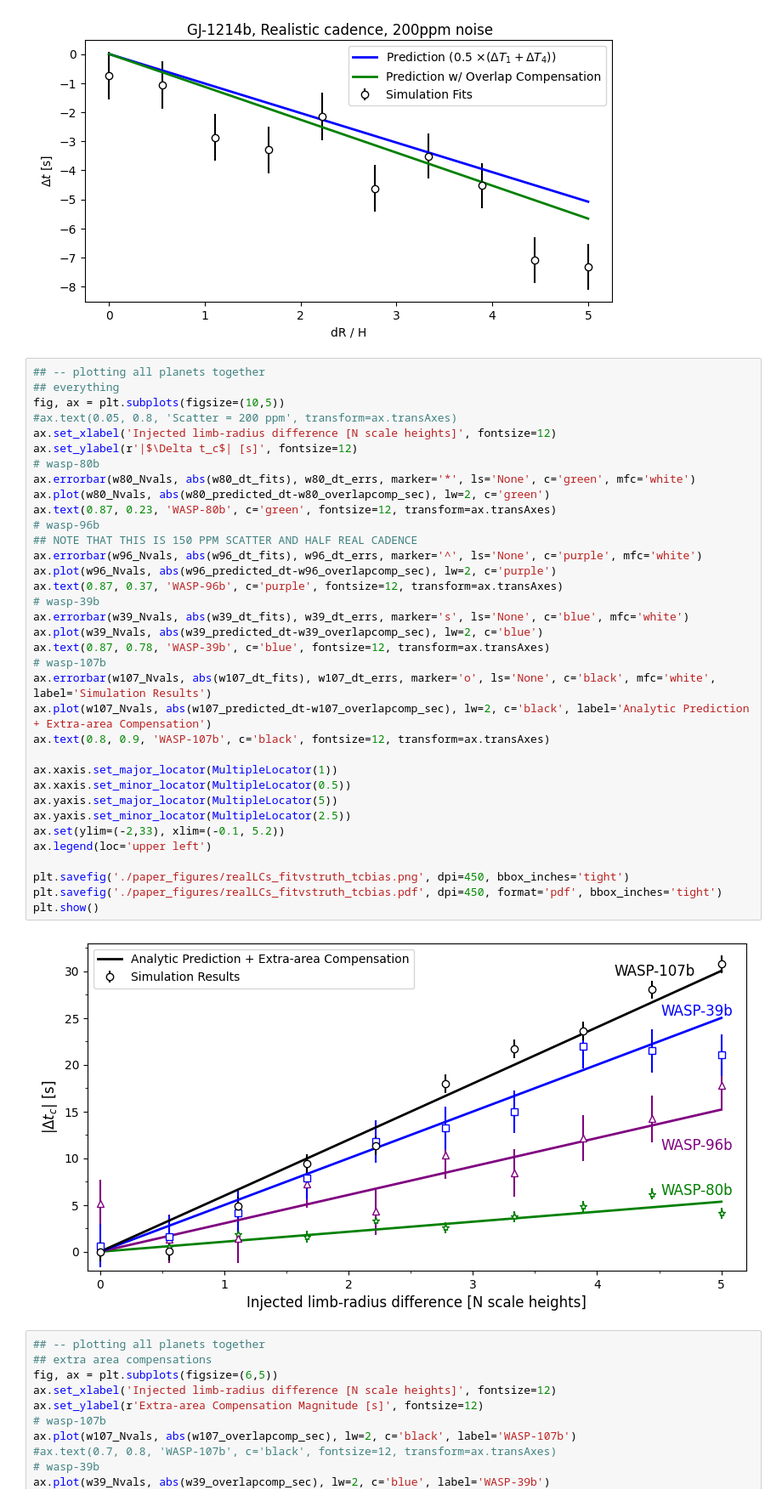
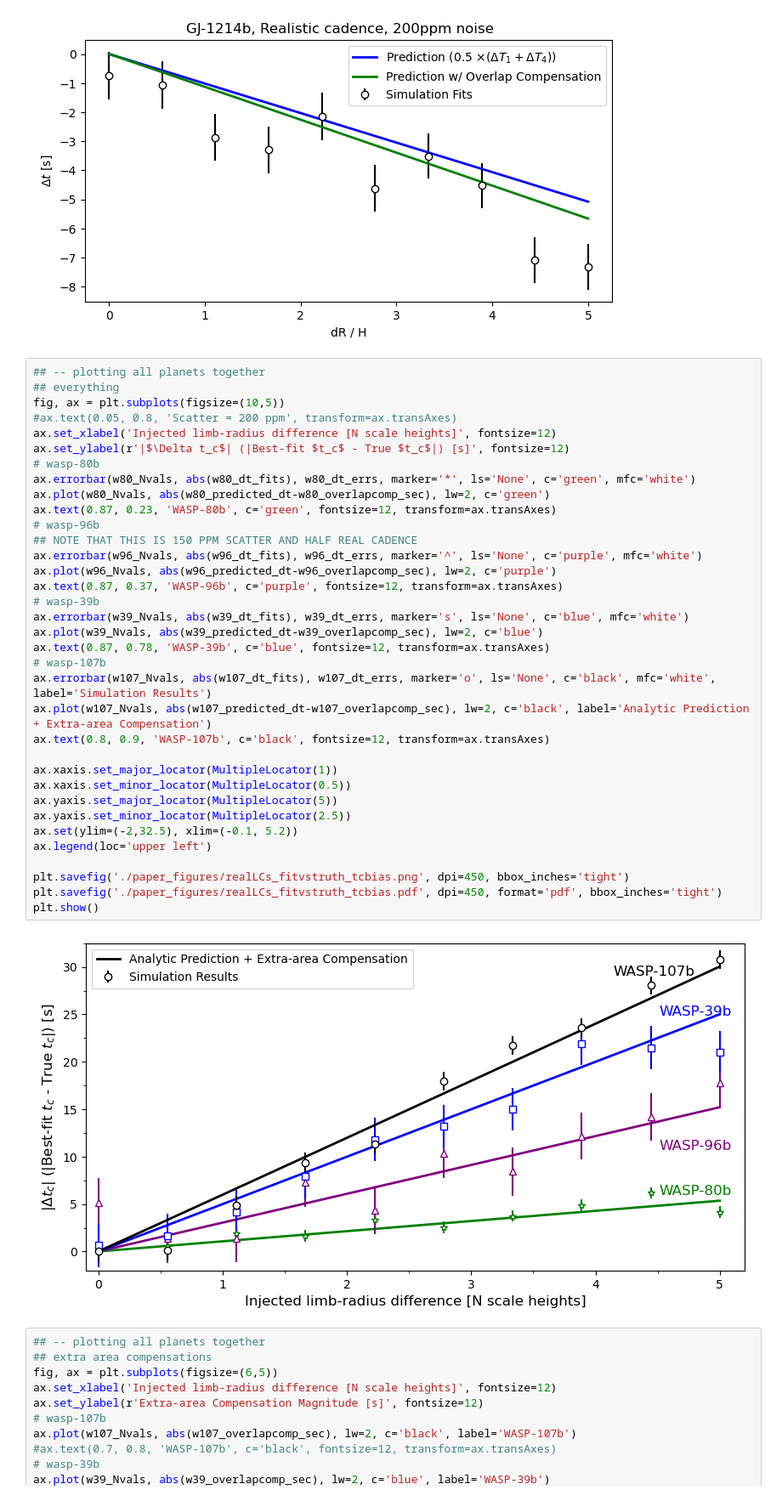
Before and after one commit to mm-murphy/MimickingAsymmetries, a Jupyter notebook: Compare Numerical to Analytic.ipynb, the cells around one changed output. Shown: that part at 85% size. Saved outputs shown, nothing was run; the diff lists cells and outputs as text.

```diff
--- a/Compare Numerical to Analytic.ipynb
+++ b/Compare Numerical to Analytic.ipynb
@@ -316,37 +316,37 @@ plt.show()
 fig, ax = plt.subplots(figsize=(10,5))
 #ax.text(0.05, 0.8, 'Scatter = 200 ppm', transform=ax.transAxes)
 ax.set_xlabel('Injected limb-radius difference [N scale heights]', fontsize=12)
-ax.set_ylabel(r'|$\Delta t_c$| [s]', fontsize=12)
+ax.set_ylabel(r'|$\Delta t_c$| (|Best-fit $t_c$ - True $t_c$|) [s]', fontsize=12)
 # wasp-80b
 ax.errorbar(w80_Nvals, abs(w80_dt_fits), w80_dt_errs, marker='*', ls='None', c='green', mfc='white')
 ax.plot(w80_Nvals, abs(w80_predicted_dt-w80_overlapcomp_sec), lw=2, c='green')
 ax.text(0.87, 0.23, 'WASP-80b', c='green', fontsize=12, transform=ax.transAxes)
 # wasp-96b
 ## NOTE THAT THIS IS 150 PPM SCATTER AND HALF REAL CADENCE
 ax.errorbar(w96_Nvals, abs(w96_dt_fits), w96_dt_errs, marker='^', ls='None', c='purple', mfc='white')
 ax.plot(w96_Nvals, abs(w96_predicted_dt-w96_overlapcomp_sec), lw=2, c='purple')
 ax.text(0.87, 0.37, 'WASP-96b', c='purple', fontsize=12, transform=ax.transAxes)
 # wasp-39b
 ax.errorbar(w39_Nvals, abs(w39_dt_fits), w39_dt_errs, marker='s', ls='None', c='blue', mfc='white')
 ax.plot(w39_Nvals, abs(w39_predicted_dt-w39_overlapcomp_sec), lw=2, c='blue')
 ax.text(0.87, 0.78, 'WASP-39b', c='blue', fontsize=12, transform=ax.transAxes)
 # wasp-107b
 ax.errorbar(w107_Nvals, abs(w107_dt_fits), w107_dt_errs, marker='o', ls='None', c='black', mfc='white', label='Simulation Results')
 ax.plot(w107_Nvals, abs(w107_predicted_dt-w107_overlapcomp_sec), lw=2, c='black', label='Analytic Prediction + Extra-area Compensation')
 ax.text(0.8, 0.9, 'WASP-107b', c='black', fontsize=12, transform=ax.transAxes)
 
 ax.xaxis.set_major_locator(MultipleLocator(1))
 ax.xaxis.set_minor_locator(MultipleLocator(0.5))
 ax.yaxis.set_major_locator(MultipleLocator(5))
 ax.yaxis.set_minor_locator(MultipleLocator(2.5))
-ax.set(ylim=(-2,33), xlim=(-0.1, 5.2))
+ax.set(ylim=(-2,32.5), xlim=(-0.1, 5.2))
 ax.legend(loc='upper left')
 
 plt.savefig('./paper_figures/realLCs_fitvstruth_tcbias.png', dpi=450, bbox_inches='tight')
 plt.savefig('./paper_figures/realLCs_fitvstruth_tcbias.pdf', dpi=450, format='pdf', bbox_inches='tight')
 plt.show()
 # %% [output]
-[figure, old version]
+[figure, new version]
 # %%
 ## -- plotting all planets together
 ## extra area compensations
```
Also changed, not shown: 7 other files.
